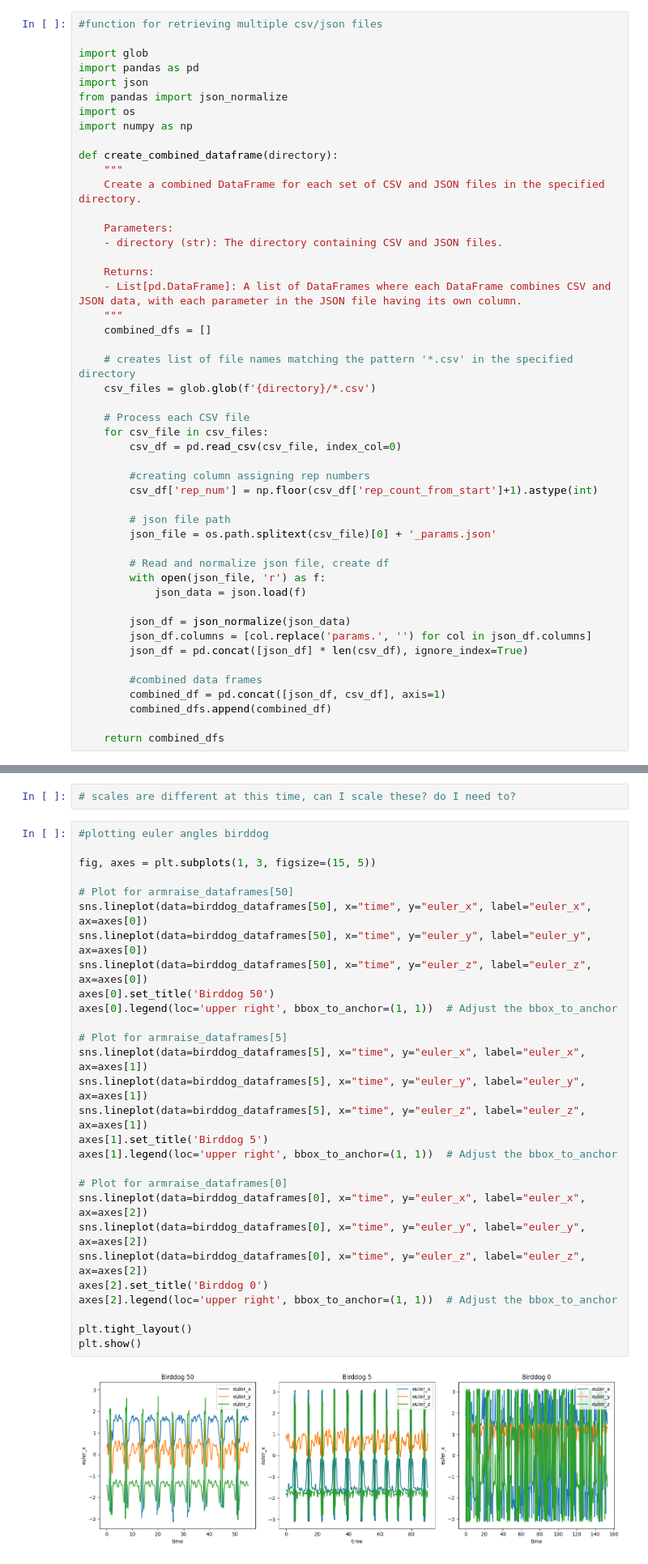
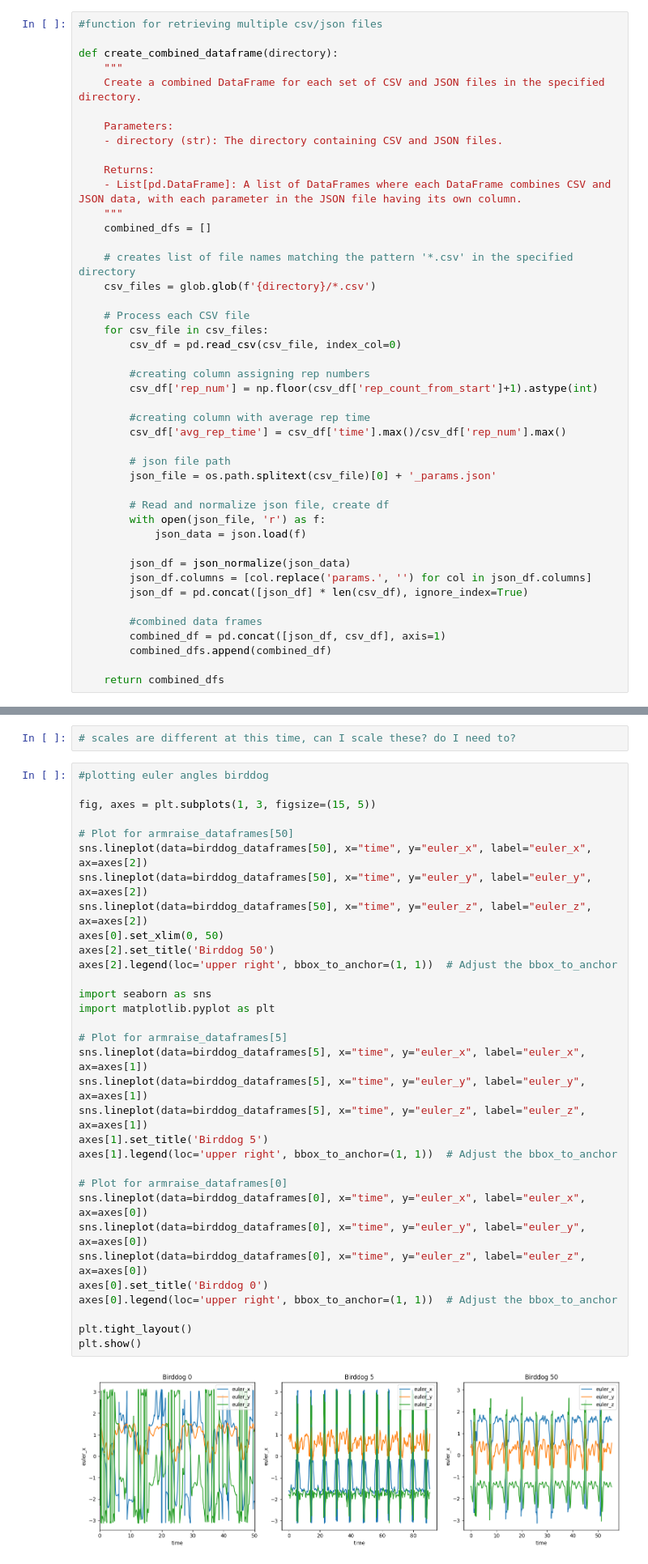
Before and after one commit to KelKi3/Exercise_Recognition, a Jupyter notebook: notebooks/motion_prediction_EDA.ipynb, the cells around one changed output, grey strips where cells are left out. Shown at 81% size. Drawn from its saved outputs; the diff is of its cells as text.

```diff
--- a/notebooks/motion_prediction_EDA.ipynb
+++ b/notebooks/motion_prediction_EDA.ipynb
@@ -27,12 +33,5 @@ pd.reset_option('display.max_columns')
 # %%
 #function for retrieving multiple csv/json files
-
-import glob
-import pandas as pd
-import json
-from pandas import json_normalize
-import os
-import numpy as np
 
 def create_combined_dataframe(directory):
     """
@@ -56,6 +55,9 @@ def create_combined_dataframe(directory):
         #creating column assigning rep numbers
         csv_df['rep_num'] = np.floor(csv_df['rep_count_from_start']+1).astype(int)
 
+        #creating column with average rep time
+        csv_df['avg_rep_time'] = csv_df['time'].max()/csv_df['rep_num'].max()
+
         # json file path
         json_file = os.path.splitext(csv_file)[0] + '_params.json'
 
@@ -248,33 +248,37 @@ plt.show()
 # %%
 #plotting euler angles birddog
 
 fig, axes = plt.subplots(1, 3, figsize=(15, 5))
 
 # Plot for armraise_dataframes[50]
-sns.lineplot(data=birddog_dataframes[50], x="time", y="euler_x", label="euler_x", ax=axes[0])
-sns.lineplot(data=birddog_dataframes[50], x="time", y="euler_y", label="euler_y", ax=axes[0])
-sns.lineplot(data=birddog_dataframes[50], x="time", y="euler_z", label="euler_z", ax=axes[0])
-axes[0].set_title('Birddog 50')
-axes[0].legend(loc='upper right', bbox_to_anchor=(1, 1))  # Adjust the bbox_to_anchor
+sns.lineplot(data=birddog_dataframes[50], x="time", y="euler_x", label="euler_x", ax=axes[2])
+sns.lineplot(data=birddog_dataframes[50], x="time", y="euler_y", label="euler_y", ax=axes[2])
+sns.lineplot(data=birddog_dataframes[50], x="time", y="euler_z", label="euler_z", ax=axes[2])
+axes[0].set_xlim(0, 50)
+axes[2].set_title('Birddog 50')
+axes[2].legend(loc='upper right', bbox_to_anchor=(1, 1))  # Adjust the bbox_to_anchor
+
+import seaborn as sns
+import matplotlib.pyplot as plt
 
 # Plot for armraise_dataframes[5]
 sns.lineplot(data=birddog_dataframes[5], x="time", y="euler_x", label="euler_x", ax=axes[1])
 sns.lineplot(data=birddog_dataframes[5], x="time", y="euler_y", label="euler_y", ax=axes[1])
 sns.lineplot(data=birddog_dataframes[5], x="time", y="euler_z", label="euler_z", ax=axes[1])
 axes[1].set_title('Birddog 5')
 axes[1].legend(loc='upper right', bbox_to_anchor=(1, 1))  # Adjust the bbox_to_anchor
 
 # Plot for armraise_dataframes[0]
-sns.lineplot(data=birddog_dataframes[0], x="time", y="euler_x", label="euler_x", ax=axes[2])
-sns.lineplot(data=birddog_dataframes[0], x="time", y="euler_y", label="euler_y", ax=axes[2])
-sns.lineplot(data=birddog_dataframes[0], x="time", y="euler_z", label="euler_z", ax=axes[2])
-axes[2].set_title('Birddog 0')
-axes[2].legend(loc='upper right', bbox_to_anchor=(1, 1))  # Adjust the bbox_to_anchor
+sns.lineplot(data=birddog_dataframes[0], x="time", y="euler_x", label="euler_x", ax=axes[0])
+sns.lineplot(data=birddog_dataframes[0], x="time", y="euler_y", label="euler_y", ax=axes[0])
+sns.lineplot(data=birddog_dataframes[0], x="time", y="euler_z", label="euler_z", ax=axes[0])
+axes[0].set_title('Birddog 0')
+axes[0].legend(loc='upper right', bbox_to_anchor=(1, 1))  # Adjust the bbox_to_anchor
 
 plt.tight_layout()
 plt.show()
 # %% [output]
-[figure, old version]
+[figure, new version]
 # %% [markdown]
 In order to maintain an even amount of data from each set, I will take the smallest number of entries from all the datasets and use that number to take even spaced data from the longer datasets. For this test \
 I used 25 rows, as at this point I thought that was close to my lowest number of rows per rep. I will soon be disappointed that this is not true.
```
Also changed, not shown: parts of 55 cells of this notebook.
